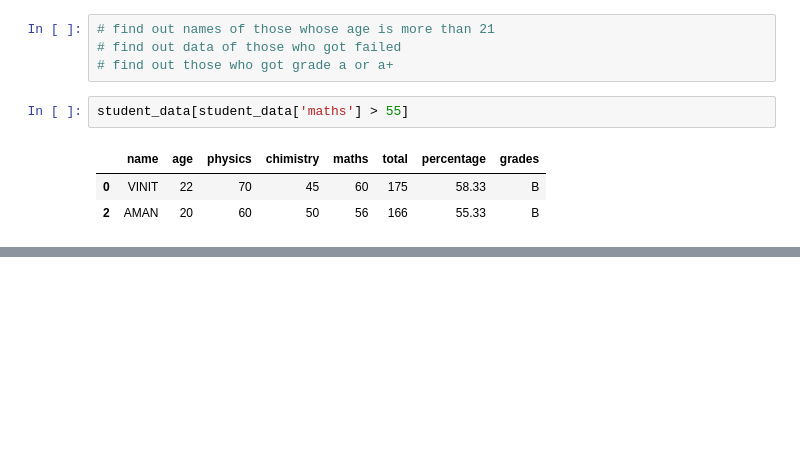
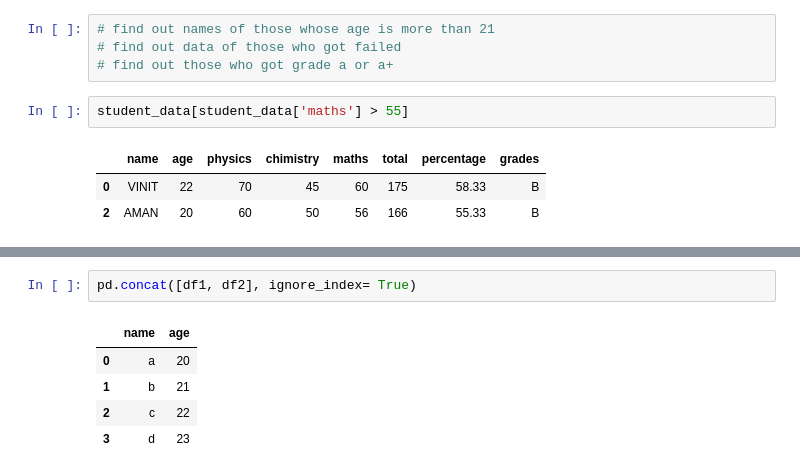
Before and after one commit to Bhawani0038/pandas-tutorial, a Jupyter notebook: hello.ipynb, the cells around one changed output, grey strips where cells are left out. Drawn from its saved outputs; the diff is of its cells as text; blank space fills up the shorter version.

```diff
--- a/hello.ipynb
+++ b/hello.ipynb
@@ -121,0 +263,8 @@ student_data[student_data['maths'] > 55]
+# %%
+pd.concat([df1, df2], ignore_index= True)
+# %% [output]
+|  | name | age |
+| 0 | a | 20 |
+| 1 | b | 21 |
+| 2 | c | 22 |
+| 3 | d | 23 |
```
Also changed, not shown: parts of 21 cells of this notebook.
